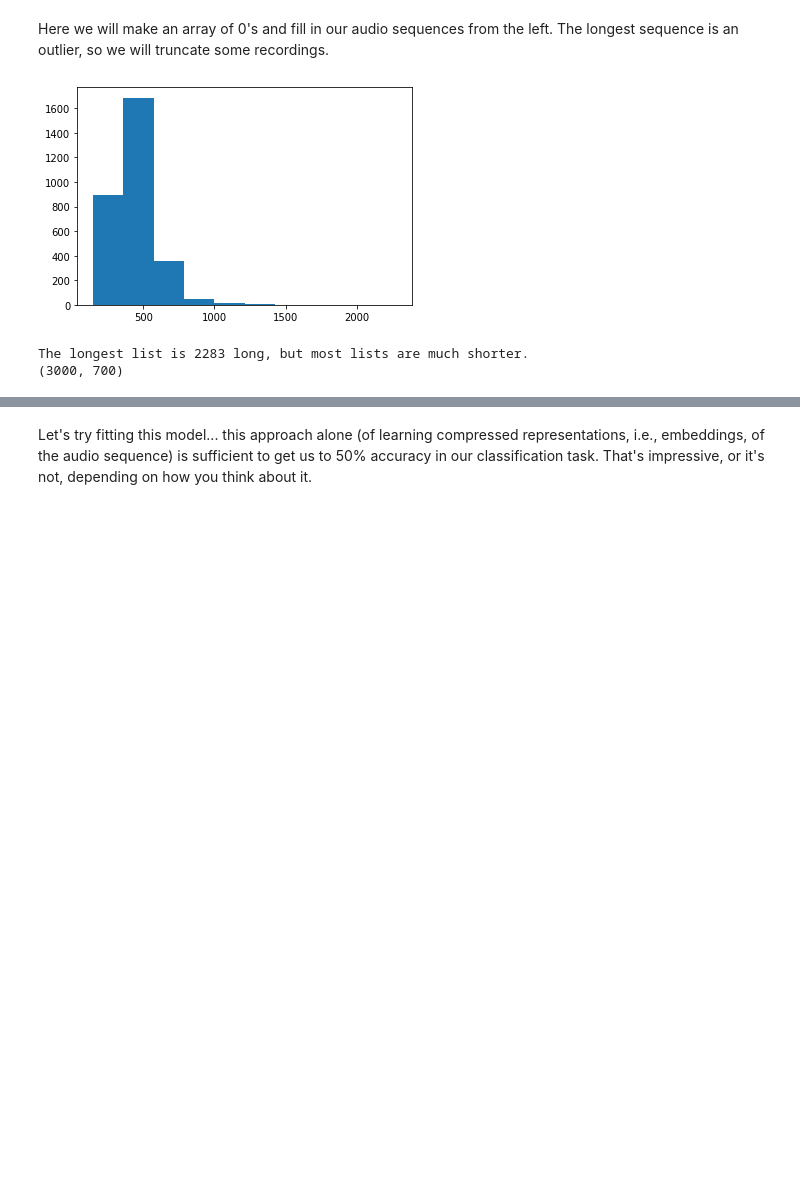
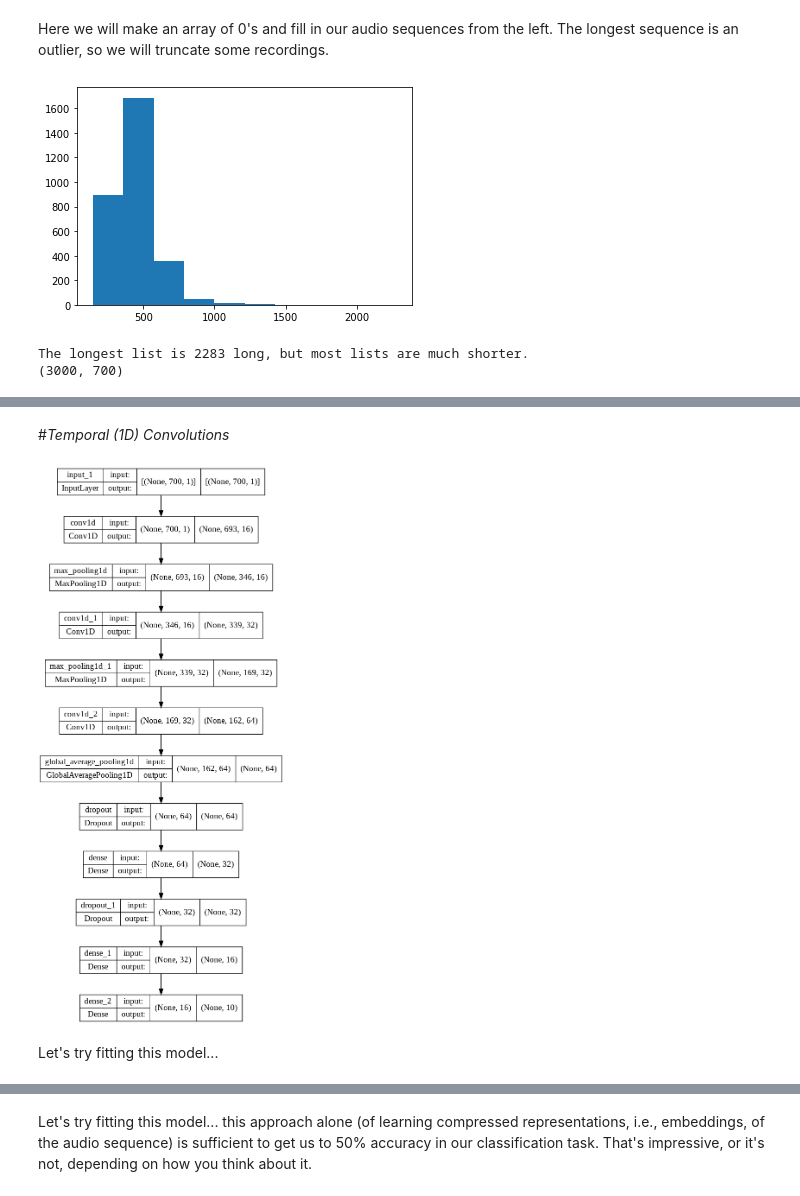
Before and after one commit to ymei9/BA865-2022, a Jupyter notebook: Week 6/6.6 - RNN for Audio.ipynb, the cells around one changed output, grey strips where cells are left out. Cells and saved outputs as stored; diff of their text form; code cells hidden in the pictures; blank space fills up the shorter version.

```diff
--- a/Week 6/6.6 - RNN for Audio.ipynb
+++ b/Week 6/6.6 - RNN for Audio.ipynb
@@ -148,0 +173,26 @@ The longest list is 2283 long, but most lists are much shorter.
+# %% [markdown]
+#*Temporal (1D) Convolutions*
+# %%
+from tensorflow import keras
+from keras import layers
+
+inputs = keras.Input(shape=(padded_sequences.shape[1], 1))
+x = layers.Conv1D(16, 8, activation="relu")(inputs) # 1D Convolution with 16 channels / filters, and a window length of 8 (kernel size). Stride here is 1, no padding.
+x = layers.MaxPooling1D(2)(x) # Then we apply max pooling, with window of 2 (and stride of 2)
+x = layers.Conv1D(32, 8, activation="relu")(x) # Then 32 filters, window of 8.
+x = layers.MaxPooling1D(2)(x) # Pool by blocks of two values in each sequence (again, means we attempt to divide sequence length in half)
+x = layers.Conv1D(64, 8, activation="relu")(x) # Again 64 filters, with sequence length of 8 this time.
+x = layers.GlobalAveragePooling1D()(x) # We apply global average pooling to the resulting 64 feature maps (i.e., what high level patterns were more or less present across the series)
+x = layers.Dropout(0.3)(x)
+x = layers.Dense(32,activation="relu")(x)
+x = layers.Dropout(0.3)(x)
+x = layers.Dense(16,activation="relu")(x)
+outputs = layers.Dense(10,activation="softmax")(x) # Linear activation output.
+model = keras.Model(inputs, outputs)
+
+model.compile(optimizer="adam", loss="sparse_categorical_crossentropy", metrics=["sparse_categorical_accuracy"])
+keras.utils.plot_model(model,show_shapes=True)
+# %% [output]
+[figure, added]
+# %% [markdown]
+Let's try fitting this model...
```
Also changed, not shown: parts of 20 cells of this notebook, 3 other files.
